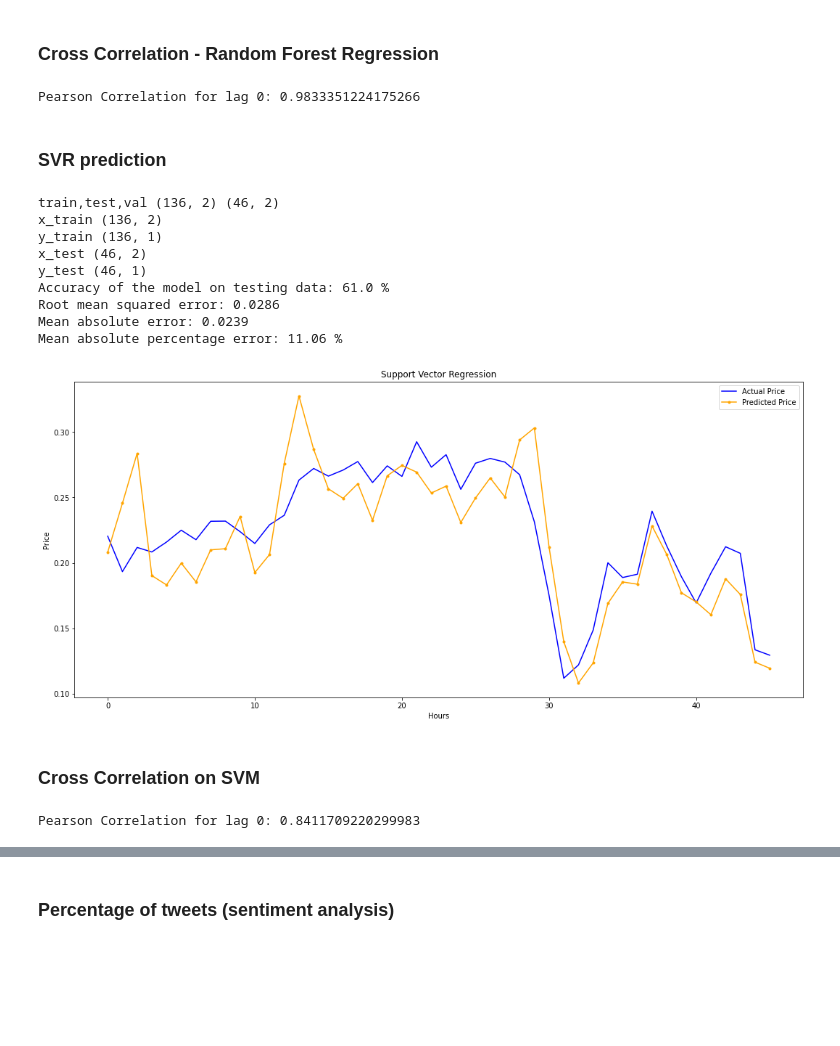
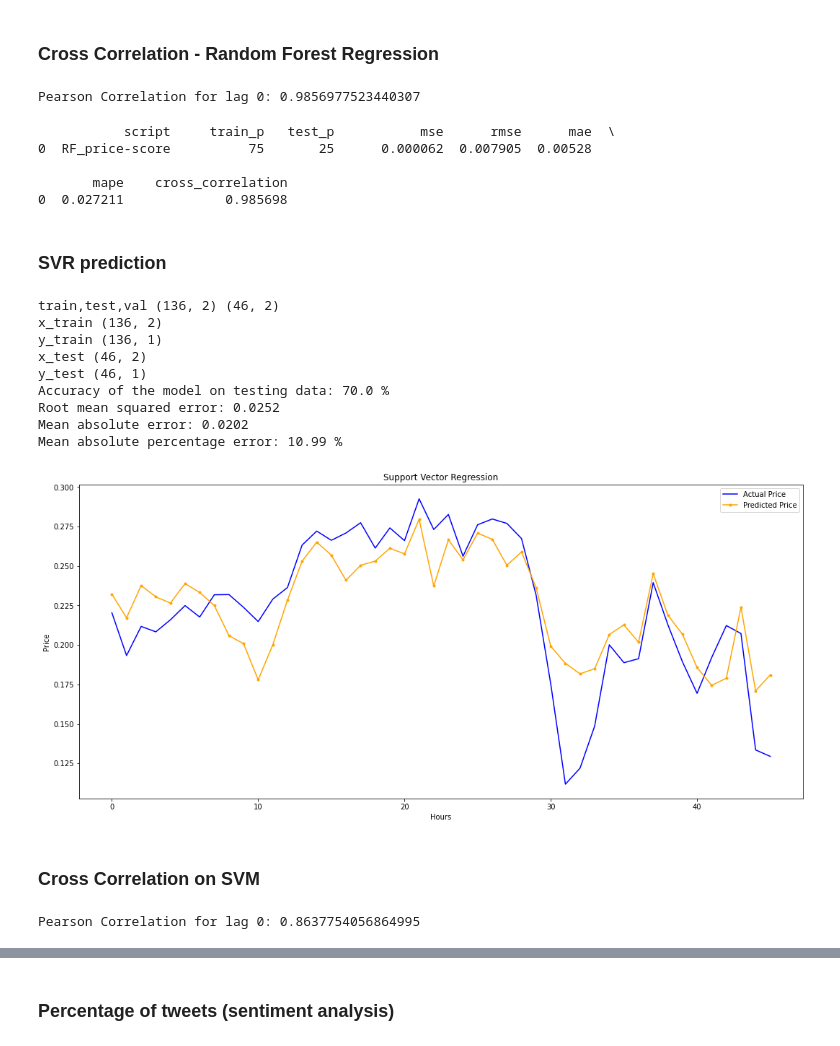
Before and after one commit to paulcodrea/crypto_price_prediction, a Jupyter notebook: 4_SVM_RF_prediction_BTC_price.ipynb, the cells around one changed output, grey strips where cells are left out. Cells and saved outputs as stored; diff of their text form; code cells hidden in the pictures; blank space fills up the shorter version.

```diff
--- a/4_SVM_RF_prediction_BTC_price.ipynb
+++ b/4_SVM_RF_prediction_BTC_price.ipynb
@@ -26,17 +31,11 @@ def crosscorr(datax, datay, lag=0, method="pearson"):
     return datax.corr(datay.shift(lag), method=method)
 # %%
 # Read data from csv files
-df_read = pd.read_csv(f'{os.getcwd()}/final_price-and-compund.csv', index_col="date")
+# df_read = pd.read_csv(f'{os.getcwd()}/dataset_prediction-models/final_price-and-compund.csv', index_col="date")
+df_read = pd.read_csv(f'{os.getcwd()}/dataset_prediction-models/final_price-and-score.csv', index_col="date")
 df_read.rename(columns={'close':'Price'}, inplace=True)
 # reorder columns compund, price
-df_read = df_read[['compund', 'Price']]
-
-
-# plot the Price
-# df_read.Price.plot(figsize=(18,8))
-# plt.title('Price')
-# plt.gcf().autofmt_xdate()
-# plt.show()
+df_read = df_read[['score', 'Price']]
 # %%
 # Scale the data to be between 0 and 1 using MinMaxScaler.fit_transform().
 # This is done to make the data easier to work with becasue the data is between 0 and 1.
@@ -136,9 +135,9 @@ def RandomForestModel(data_scaled):
     plt.show()
 
 
-    return y_test, y_pred
+    return y_test, y_pred, mse, rmse, mae, mape
 # %%
-y_test, y_pred = RandomForestModel(data_scaled)
+y_test, y_pred, mse, rmse, mae, mape = RandomForestModel(data_scaled)
 # %% [output]
 train,test,val (136, 2) (46, 2)
 x_train (136, 2)
@@ -163,4 +162,4 @@ curr_corr = crosscorr(predicted_price_df['price'], actual_price_df['price'],
                       method="pearson")
 print("Pearson Correlation for lag 0:", curr_corr)
 # %% [output]
-Pearson Correlation for lag 0: 0.9833351224175266
+Pearson Correlation for lag 0: 0.9856977523440307
@@ -167,3 +182,11 @@ Pearson Correlation for lag 0: 0.9833351224175266
+# %%
+print(master_df.head())
+# %% [output]
+           script     train_p   test_p           mse      rmse      mae  \
+0  RF_price-score          75       25      0.000062  0.007905  0.00528
+
+       mape    cross_correlation
+0  0.027211             0.985698
 # %% [markdown]
 ### SVR prediction
 # %%
@@ -230,20 +253,20 @@ def SVRModel(data_scaled):
   # plt.gcf().autofmt_xdate()
   plt.show()
 
-  return y_test, y_pred
+  return y_test, y_pred, mse, rmse, mae, mape
 # %%
-y_test, y_pred = SVRModel(data_scaled)
+y_test, y_pred, mse, rmse, mae, mape = SVRModel(data_scaled)
 # %% [output]
 train,test,val (136, 2) (46, 2)
 x_train (136, 2)
 y_train (136, 1)
 x_test (46, 2)
 y_test (46, 1)
-Accuracy of the model on testing data: 61.0 %
-Root mean squared error: 0.0286
-Mean absolute error: 0.0239
-Mean absolute percentage error: 11.06 %
+Accuracy of the model on testing data: 70.0 %
+Root mean squared error: 0.0252
+Mean absolute error: 0.0202
+Mean absolute percentage error: 10.99 %
-[figure, old version]
+[figure, new version]
 # %% [markdown]
 ### Cross Correlation on SVM
 # %%
@@ -255,4 +278,4 @@ curr_corr = crosscorr(predicted_price_df['price'], actual_price_df['price'],
                       method="pearson")
 print("Pearson Correlation for lag 0:", curr_corr)
 # %% [output]
-Pearson Correlation for lag 0: 0.8411709220299983
+Pearson Correlation for lag 0: 0.8637754056864995
```
Also changed, not shown: parts of 8 cells of this notebook.
